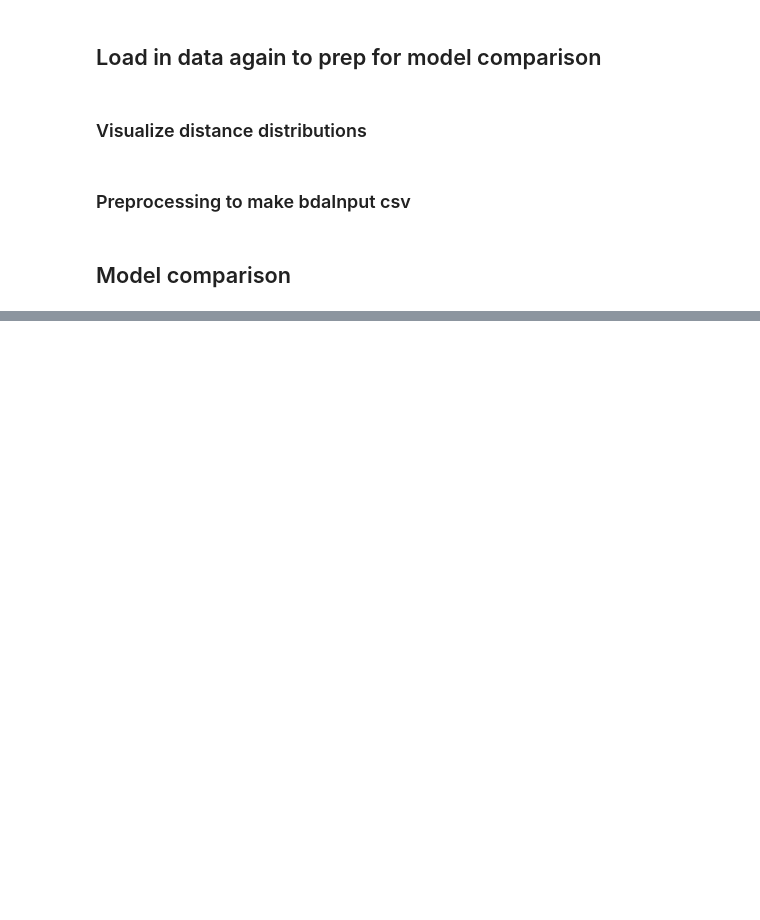
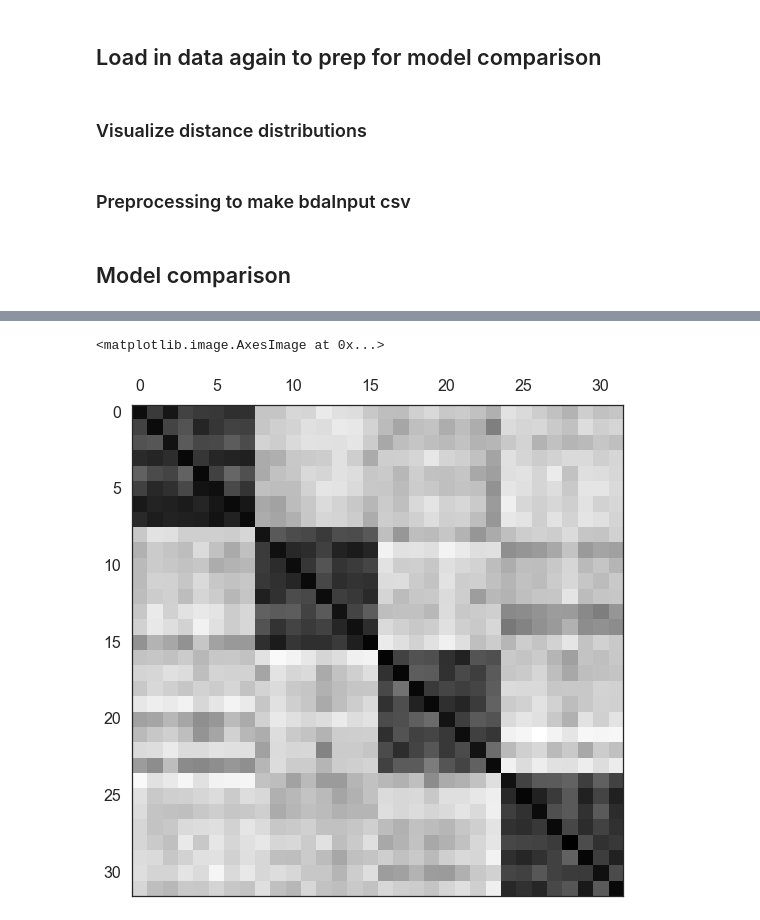
Before and after one commit to judithfan/visual_communication_in_context, a Jupyter notebook: analysis/pilot2_analysis_sketchpad_basic.ipynb, the cells around one changed output, grey strips where cells are left out. Saved outputs shown, nothing was run; the diff lists cells and outputs as text; code cells hidden in the pictures; blank space fills up the shorter version.

```diff
--- a/analysis/pilot2_analysis_sketchpad_basic.ipynb
+++ b/analysis/pilot2_analysis_sketchpad_basic.ipynb
@@ -915,0 +931,5 @@ plt.savefig('./plots/model_comparison_for_vss_abstract.pdf')
+# %%
+plt.matshow(close)
+# %% [output]
+<matplotlib.image.AxesImage at 0x...>
+[figure, added]
```
Also changed, not shown: parts of 14 cells of this notebook.
